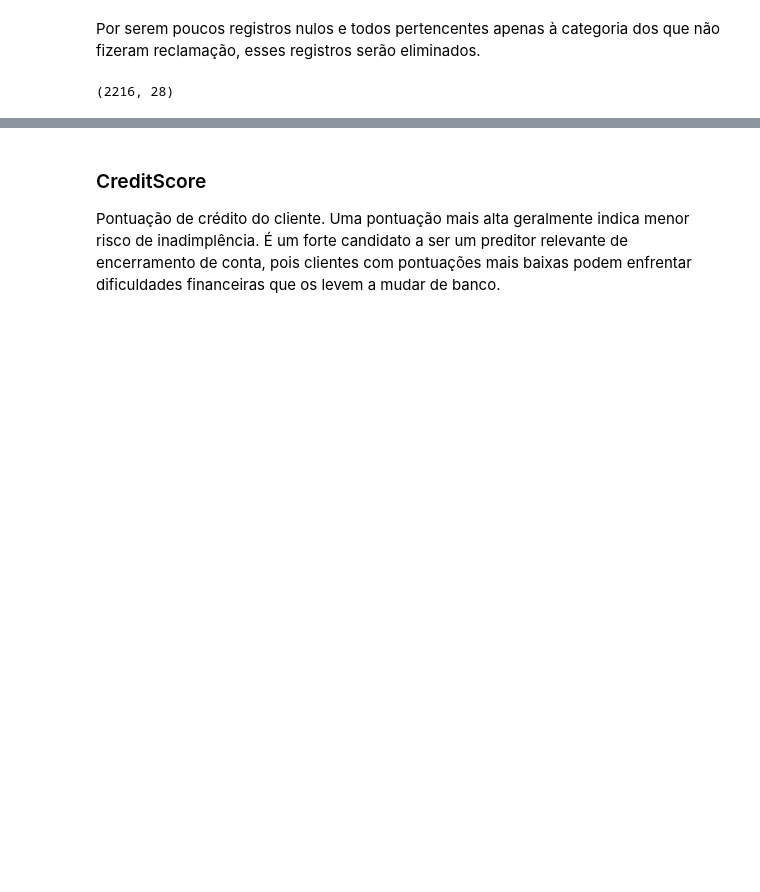
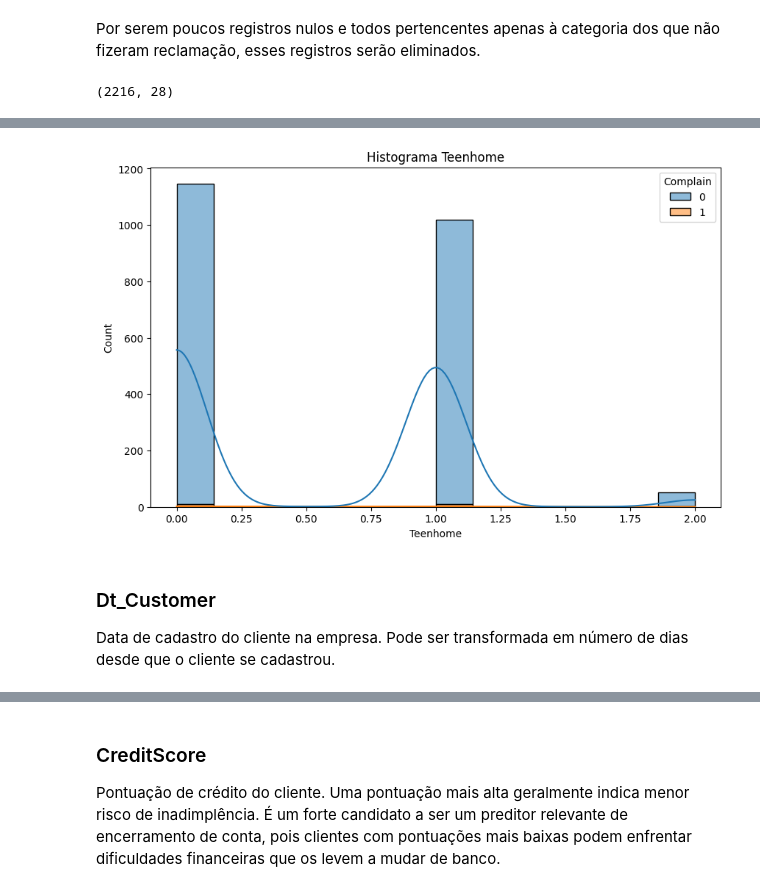
Before and after one commit to fernandosola/202501_aedi_as, a Jupyter notebook: notebooks/analises.ipynb, the cells around one changed output, grey strips where cells are left out. Cells and saved outputs as stored; diff of their text form; code cells hidden in the pictures; blank space fills up the shorter version.

```diff
--- a/notebooks/analises.ipynb
+++ b/notebooks/analises.ipynb
@@ -417,0 +474,11 @@ Número de crianças no domicílio do cliente.
+# %%
+plt.figure(figsize=(10,6))
+sns.histplot(data=df, x='Teenhome', hue='Complain', kde=True, multiple='stack')
+plt.title('Histograma Teenhome')
+plt.show()
+# %% [output]
+[figure, added]
+# %% [markdown]
+### Dt_Customer
+
+Data de cadastro do cliente na empresa. Pode ser transformada em número de dias desde que o cliente se cadastrou.
```
Also changed, not shown: parts of 19 cells of this notebook.
